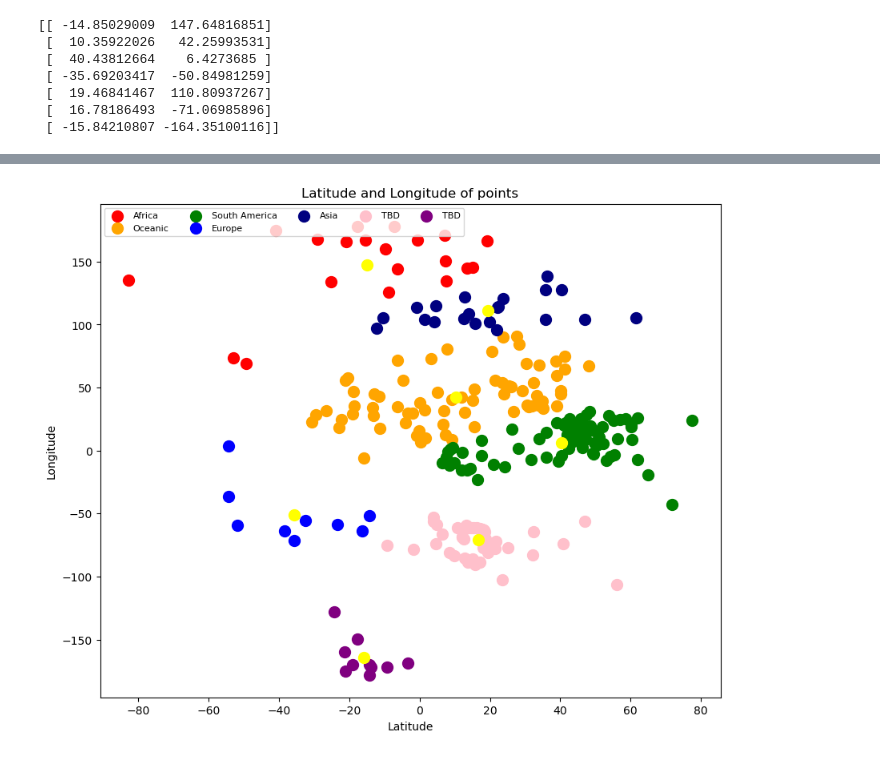
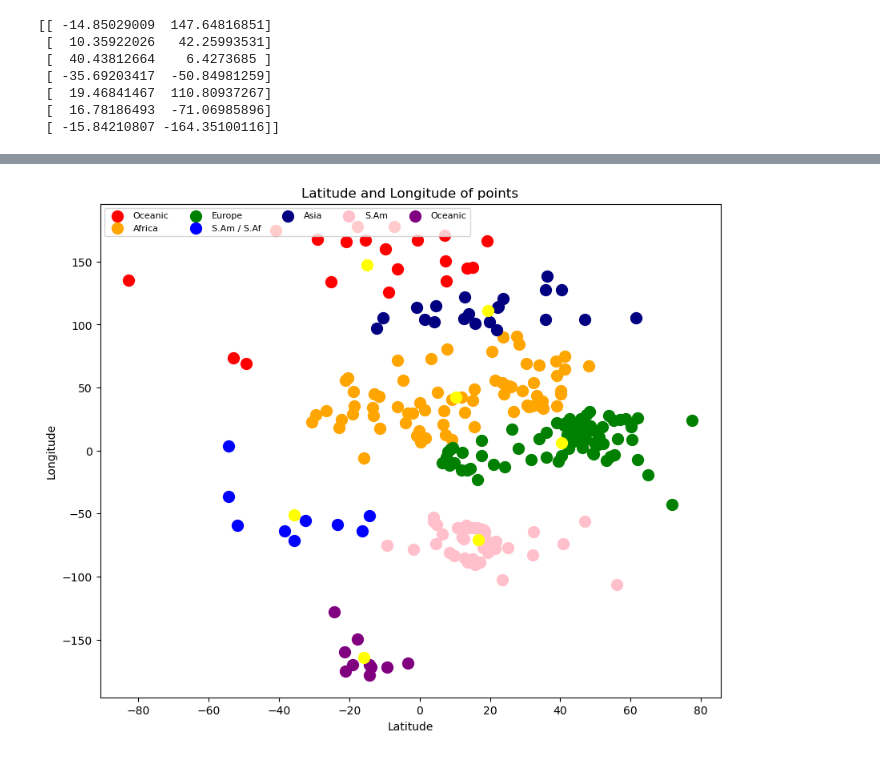
Before and after one commit to abilimckl1/Continent, a Jupyter notebook: assignment2.ipynb, the cells around one changed output, grey strips where cells are left out. Saved outputs shown, nothing was run; the diff lists cells and outputs as text; code cells hidden in the pictures.

Commit message:
added more ocean:continent dictionary

```diff
--- a/assignment2.ipynb
+++ b/assignment2.ipynb
@@ -374,32 +401,32 @@ cluster1 = plt.scatter(target.iloc[y_hc == 1,0], target.iloc[y_hc == 1,1], s = 1
                        c = 'orange', label = 'Cluster 21')
 cluster2 = plt.scatter(target.iloc[y_hc == 2,0], target.iloc[y_hc == 2,1], s = 100, \
                        c = 'green', label = 'Cluster 3')
 cluster3 = plt.scatter(target.iloc[y_hc == 3,0], target.iloc[y_hc == 3,1], s = 100, \
                        c = 'blue', label = 'Cluster 4')
 cluster4 = plt.scatter(target.iloc[y_hc == 4,0], target.iloc[y_hc == 4,1], s = 100, \
                        c = 'navy', label = 'Cluster 5')
 cluster5 = plt.scatter(target.iloc[y_hc == 5,0], target.iloc[y_hc == 5,1], s = 100, \
                        c = 'pink', label = 'Cluster 6')
 cluster6 = plt.scatter(target.iloc[y_hc == 6,0], target.iloc[y_hc == 6,1], s = 100, \
                        c = 'purple', label = 'Cluster 7')
 
 plt.legend((cluster0, cluster1, cluster2, cluster3, cluster4, cluster5, cluster6),
-          ('Africa', 'Oceanic', 'South America', 'Europe', 'Asia', 'TBD', 'TBD'),
+          ('Oceanic', 'Africa', 'Europe', 'S.Am / S.Af', 'Asia', 'S.Am', 'Oceanic'),
           scatterpoints = 1,
           loc = 'upper left',
           ncol = 5,
           fontsize = 8)
 
 
 plt.scatter(agCentroids[:,0], agCentroids[:,1], s = 100,\
            c = 'yellow', label = 'Centroids')
 
 plt.title("Latitude and Longitude of points")
 
 plt.xlabel('Latitude')
 
 plt.ylabel('Longitude')
 
 plt.show()
 # %% [output]
-[figure, old version]
+[figure, new version]
```
Also changed, not shown: parts of 12 cells of this notebook.
